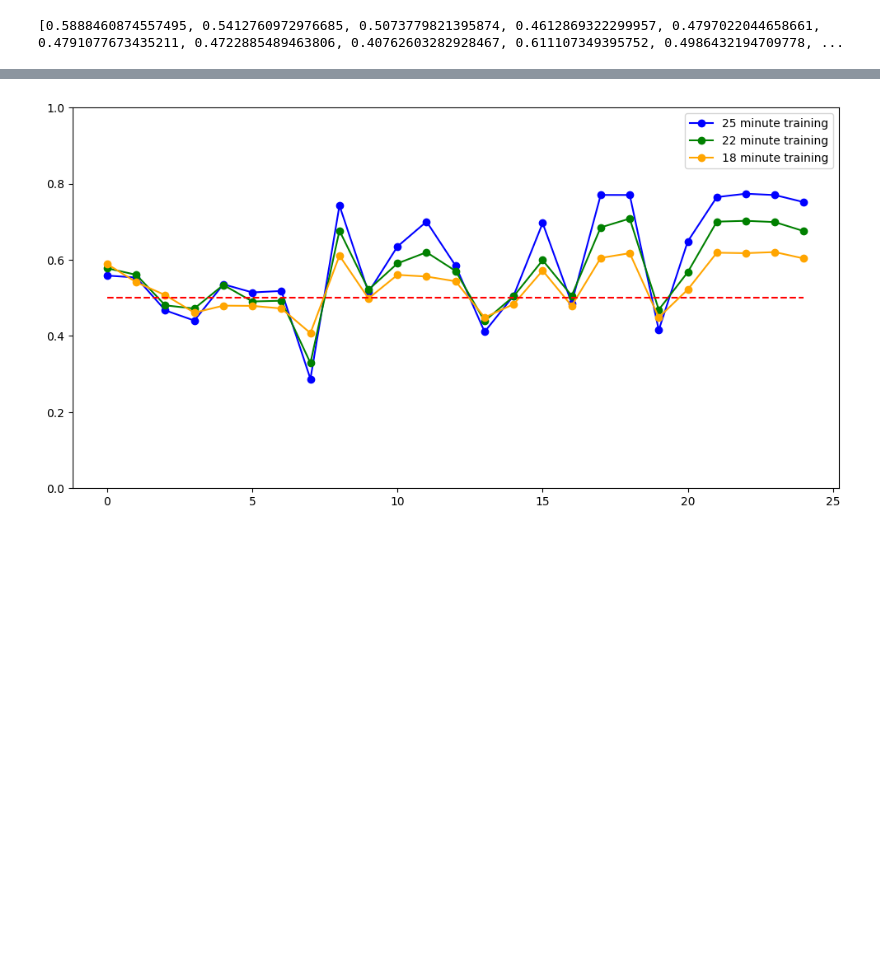
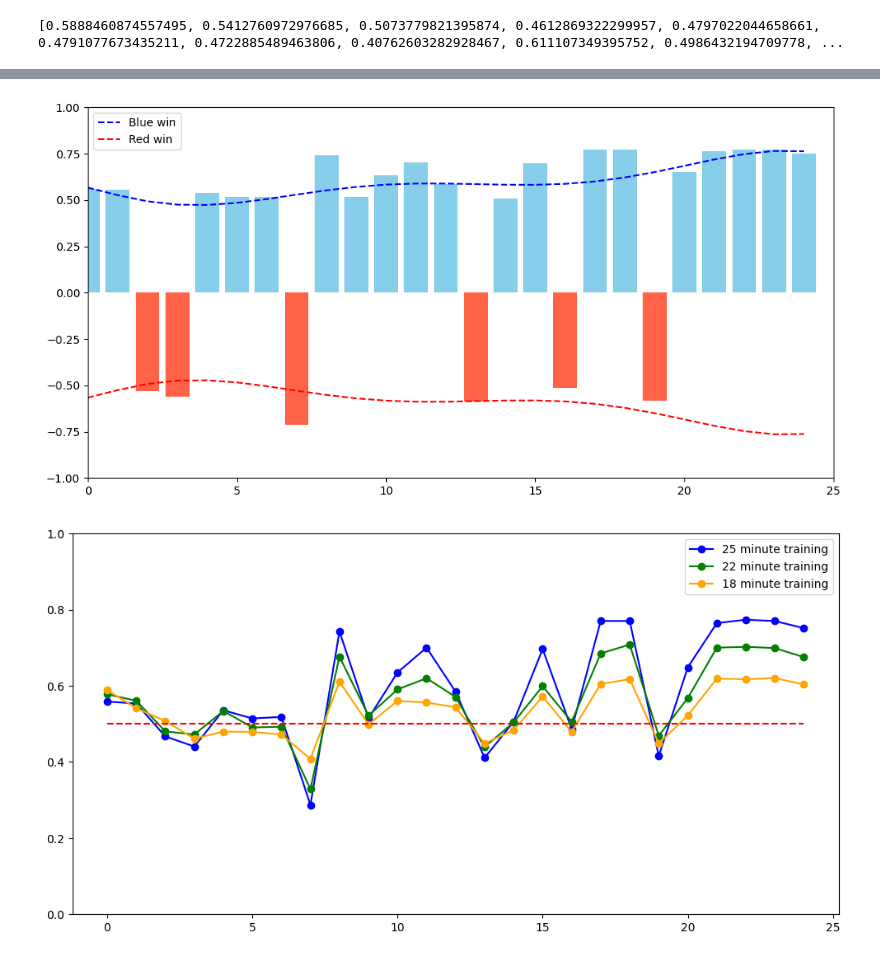
Before and after one commit to Hxjxxn95/League-of-Legend-Predicter, a Jupyter notebook: MODEL/test2.ipynb, the cells around one changed output, grey strips where cells are left out. Saved outputs shown, nothing was run; the diff lists cells and outputs as text; code cells hidden in the pictures; blank space fills up the shorter version.

```diff
--- a/MODEL/test2.ipynb
+++ b/MODEL/test2.ipynb
@@ -84,3 +106,29 @@ plt.show()
+# %%
+plt.figure(figsize=(12, 6))
+red_win = []
+blue_win = []
+for i in range(0, 25):
+    if predic_list[i] >= 0.5:
+        blue_win.append(predic_list[i])
+        red_win.append(0)
+    else:
+        red_win.append(-(1 - predic_list[i]))
+        blue_win.append(0)
+
+plt.bar(range(0, 25), red_win, color='tomato')
+plt.bar(range(0, 25), blue_win, color='skyblue')
+
+# Add trendline
+z = np.polyfit(range(0, 25), predic_list, 7)
+p = np.poly1d(z)
+plt.plot(range(0, 25), p(range(0, 25)), "--", color="blue", label="Blue win")
+plt.plot(range(0, 25), -p(range(0, 25)), "--", color="red", label="Red win")
+plt.ylim(-1, 1)
+plt.xlim(0, 25)
+plt.legend()
+plt.show()
+# %% [output]
+[figure, added]
 # %%
 predic_list = [0.5587064623832703, 0.5535992980003357, 0.4673294126987457, 0.4405379891395569, 0.5358856916427612, 0.5144208669662476, 0.518326461315155, 0.2870657444000244, 0.7426916360855103, 0.5148649215698242, 0.6352884769439697, 0.7004665732383728, 0.5846779346466064, 0.41092467308044434, 0.5059071183204651, 0.6966290473937988, 0.48642605543136597, 0.7705733776092529, 0.7704780101776123, 0.4155571460723877, 0.6486474871635437, 0.7648694515228271, 0.7738385796546936, 0.7702920436859131, 0.7516027092933655]
 predic_list_22min = [0.5779479742050171, 0.5607353448867798, 0.48050421476364136, 0.47212183475494385, 0.5341185927391052, 0.49073347449302673, 0.49261635541915894, 0.32895851135253906, 0.6768311858177185, 0.521684467792511, 0.5907586812973022, 0.6199873089790344, 0.5708572268486023, 0.4392733573913574, 0.5041168332099915, 0.5991209745407104, 0.5057516694068909, 0.6853174567222595, 0.7084163427352905, 0.4690221846103668, 0.5677818655967712, 0.7003687620162964, 0.7025855183601379, 0.6992130279541016, 0.6753737330436707]
```
Also changed, not shown: parts of 4 cells of this notebook, 4 other files.
